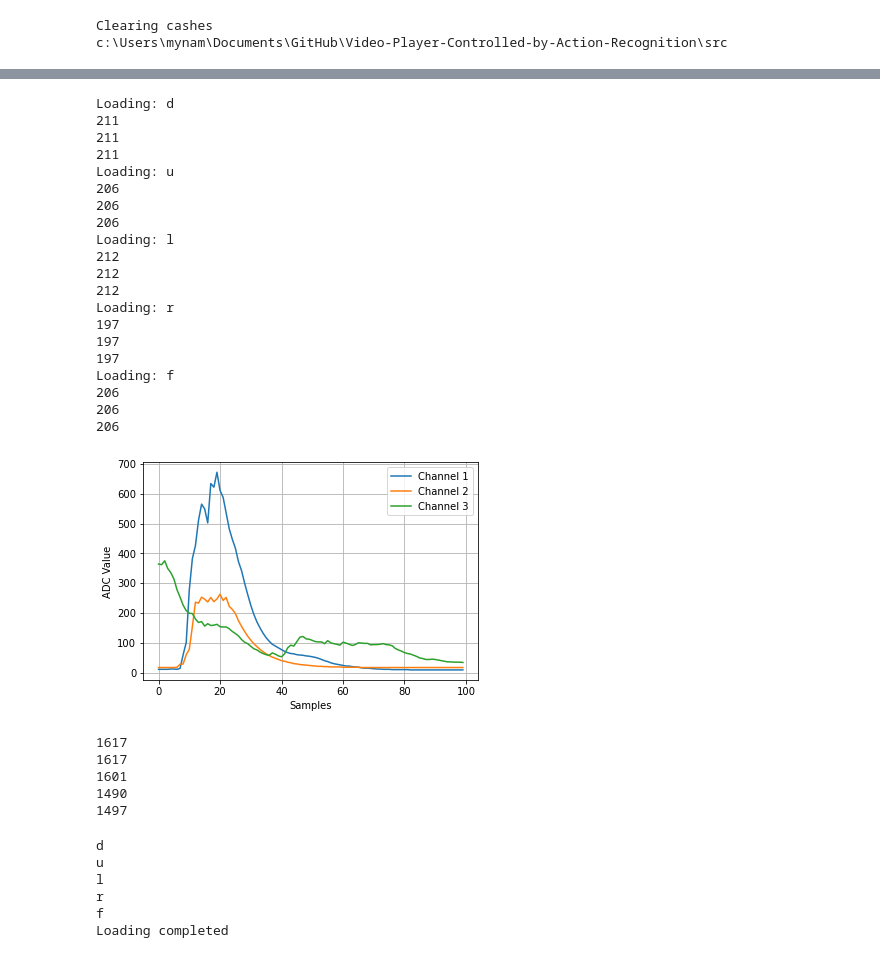
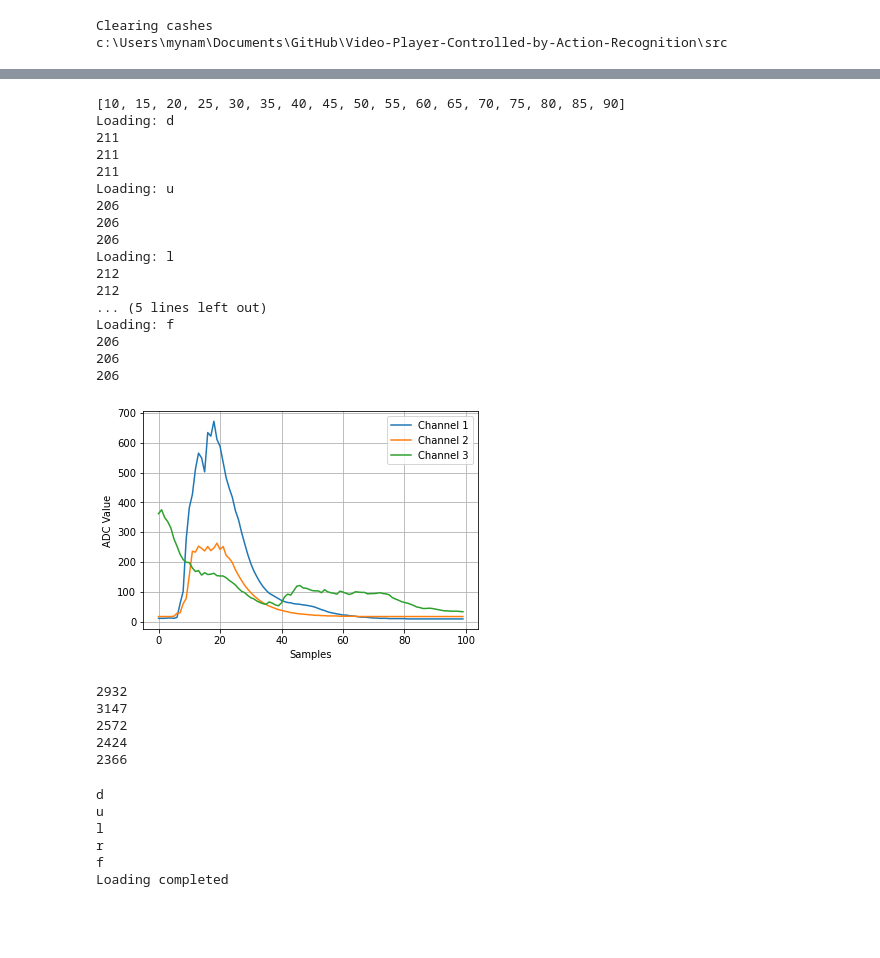
Before and after one commit to Diregie-J/Video-Player-Controlled-by-Action-Recognition, a Jupyter notebook: src/feature.ipynb, the cells around one changed output, grey strips where cells are left out. Saved outputs shown, nothing was run; the diff lists cells and outputs as text; code cells hidden in the pictures; blank space fills up the shorter version.

```diff
--- a/src/feature.ipynb
+++ b/src/feature.ipynb
@@ -99,8 +99,8 @@ Separating EMG signal channels:
 
 record_length=300
 window_length=100
-window_slice = [m for m in range(11,49,5)]
-# [50, 45, 40, 35, 30, 25, 20,]
+window_slice = [m for m in range(10,91,5)]
+print(window_slice)
 
 emg_1_window={'d': {} , 'u': {}, 'l': {}, 'r': {}, 'f': {}}
 emg_2_window={'d': {} , 'u': {}, 'l': {}, 'r': {}, 'f': {}}
@@ -139,44 +139,41 @@ plt.plot(emg_2_window['d'][0])
 plt.plot(emg_3_window['d'][0])
 plt.legend(['Channel 1', 'Channel 2', 'Channel 3'])
 plt.xlabel('Samples')
 plt.ylabel('ADC Value')
 plt.grid()
 plt.show()
 
 
 
 print(len(emg_1_window['d']))
 print(len(emg_1_window['u']))
 print(len(emg_1_window['l']))
 print(len(emg_1_window['r']))
 print(len(emg_1_window['f']))
 # %% [output]
+[10, 15, 20, 25, 30, 35, 40, 45, 50, 55, 60, 65, 70, 75, 80, 85, 90]
 Loading: d
 211
 211
 211
 Loading: u
 206
 206
 206
 Loading: l
 212
 212
-212
-Loading: r
-197
-197
-197
+... (5 lines left out)
 Loading: f
 206
 206
 206
-[figure, old version]
+[figure, new version]
-1617
-1617
-1601
-1490
-1497
+2932
+3147
+2572
+2424
+2366
 # %%
 # feature extraction
 
```
Also changed, not shown: parts of 3 cells of this notebook.
